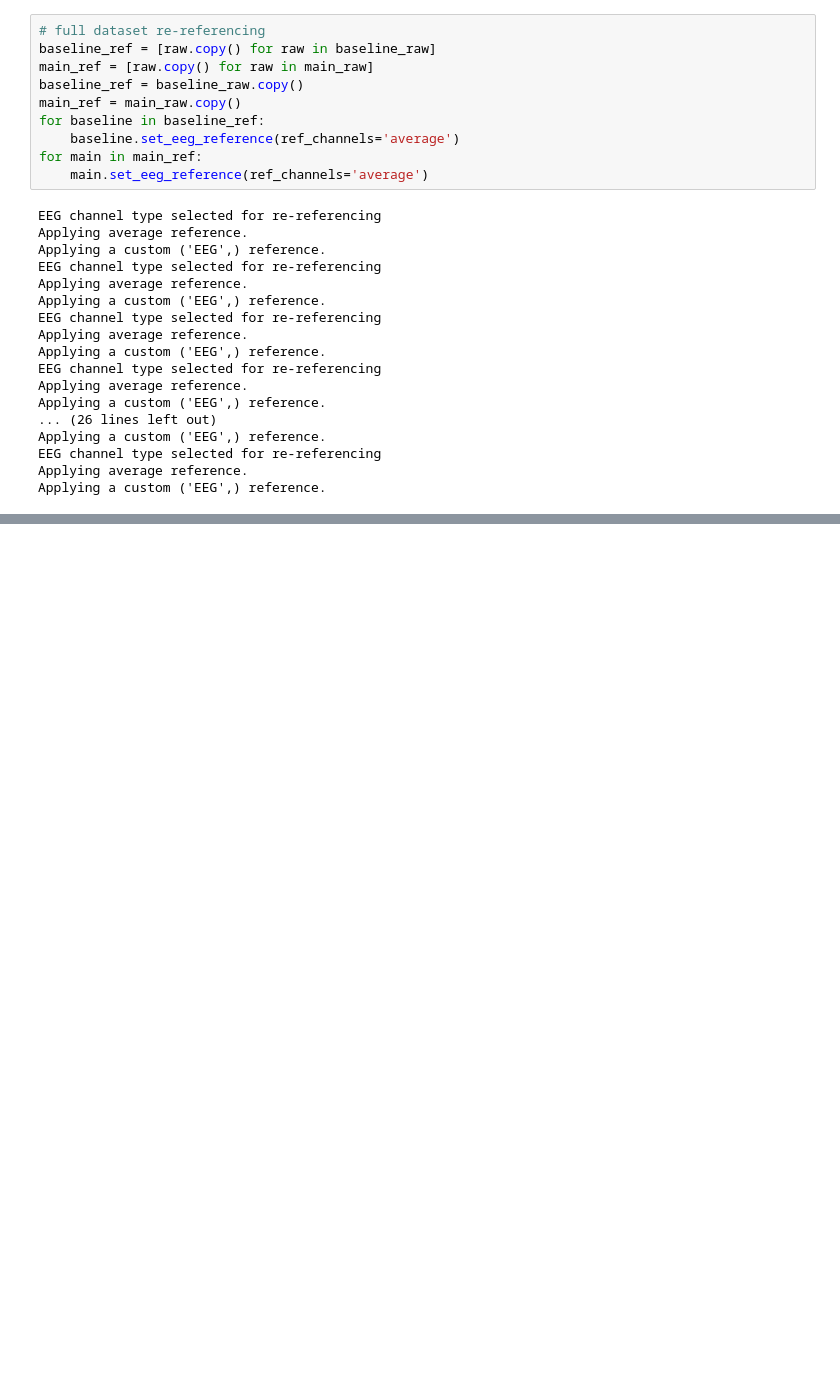
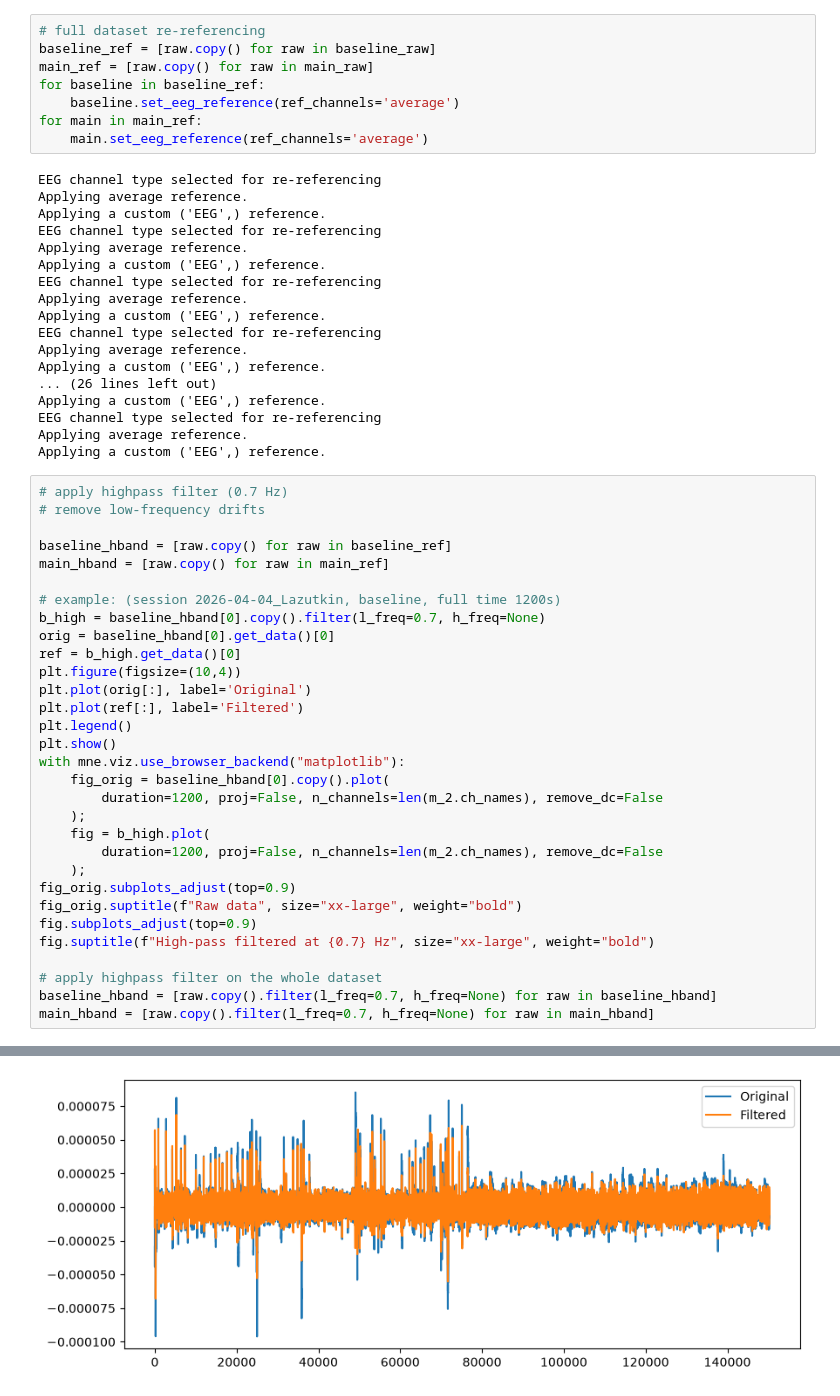
Before and after one commit to ffountainer/eeg-to-code, a Jupyter notebook: preprocessing/preprocess.ipynb, the cells around one changed output, grey strips where cells are left out. Saved outputs shown, nothing was run; the diff lists cells and outputs as text; blank space fills up the shorter version.

Commit message:
feat[preprocessing]: apply highpass filter

```diff
--- a/preprocessing/preprocess.ipynb
+++ b/preprocessing/preprocess.ipynb
@@ -148,8 +150,6 @@ Applying a custom ('EEG',) reference.
 # full dataset re-referencing
 baseline_ref = [raw.copy() for raw in baseline_raw]
 main_ref = [raw.copy() for raw in main_raw]
-baseline_ref = baseline_raw.copy()
-main_ref = main_raw.copy()
 for baseline in baseline_ref:
     baseline.set_eeg_reference(ref_channels='average')
 for main in main_ref:
@@ -172,3 +172,35 @@ Applying a custom ('EEG',) reference.
 EEG channel type selected for re-referencing
 Applying average reference.
 Applying a custom ('EEG',) reference.
+# %%
+# apply highpass filter (0.7 Hz)
+# remove low-frequency drifts
+
+baseline_hband = [raw.copy() for raw in baseline_ref]
+main_hband = [raw.copy() for raw in main_ref]
+
+# example: (session 2026-04-04_Lazutkin, baseline, full time 1200s)
+b_high = baseline_hband[0].copy().filter(l_freq=0.7, h_freq=None)
+orig = baseline_hband[0].get_data()[0]
+ref = b_high.get_data()[0]
+plt.figure(figsize=(10,4))
+plt.plot(orig[:], label='Original')
+plt.plot(ref[:], label='Filtered')
+plt.legend()
+plt.show()
+with mne.viz.use_browser_backend("matplotlib"):
+    fig_orig = baseline_hband[0].copy().plot(
+        duration=1200, proj=False, n_channels=len(m_2.ch_names), remove_dc=False
+    );
+    fig = b_high.plot(
+        duration=1200, proj=False, n_channels=len(m_2.ch_names), remove_dc=False
+    );
+fig_orig.subplots_adjust(top=0.9)
+fig_orig.suptitle(f"Raw data", size="xx-large", weight="bold")
+fig.subplots_adjust(top=0.9)
+fig.suptitle(f"High-pass filtered at {0.7} Hz", size="xx-large", weight="bold")
+
+# apply highpass filter on the whole dataset
+baseline_hband = [raw.copy().filter(l_freq=0.7, h_freq=None) for raw in baseline_hband]
+main_hband = [raw.copy().filter(l_freq=0.7, h_freq=None) for raw in main_hband]
+# %% [output]
@@ -174,0 +218 @@ Applying a custom ('EEG',) reference.
+[figure, added]
```
Also changed, not shown: parts of 5 cells of this notebook.
